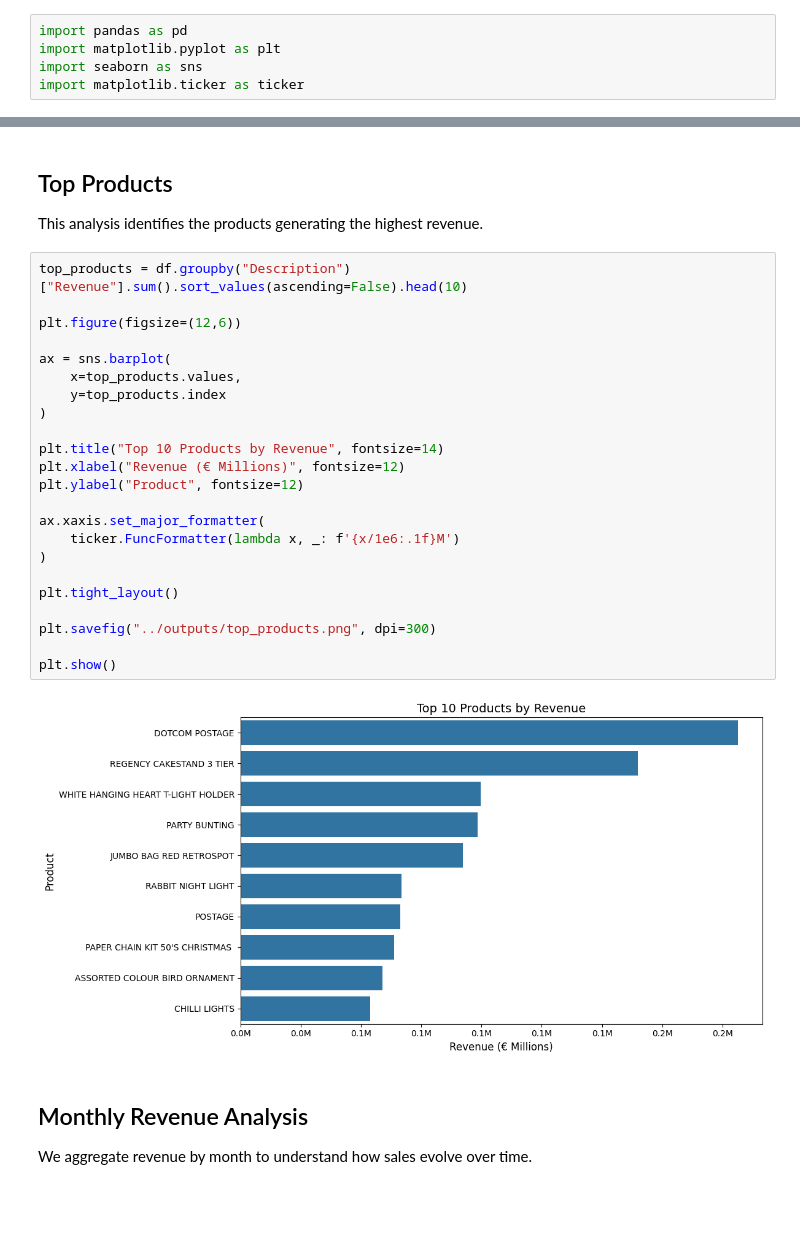
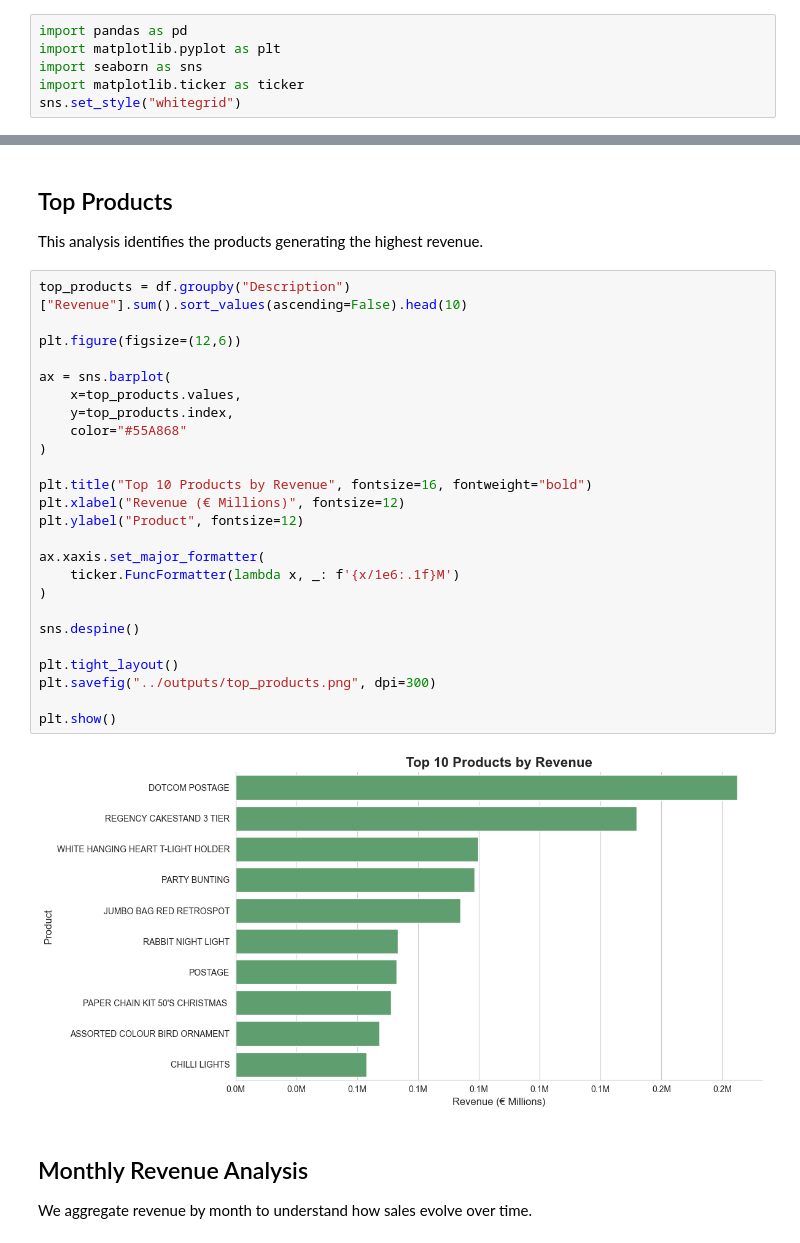
Before and after one commit to dilsoncolman/sql-ecommerce-analysis, a Jupyter notebook: notebook/ecommerce_sql_analysis.ipynb, the cells around one changed output, grey strips where cells are left out. Cells and saved outputs as stored; diff of their text form; blank space fills up the shorter version.

Commit message:
Add visual improvements

```diff
--- a/notebook/ecommerce_sql_analysis.ipynb
+++ b/notebook/ecommerce_sql_analysis.ipynb
@@ -30,6 +30,7 @@ import pandas as pd
 import matplotlib.pyplot as plt
 import seaborn as sns
 import matplotlib.ticker as ticker
+sns.set_style("whitegrid")
 # %% [markdown]
 ## Load Dataset
 # %%
@@ -133,28 +136,30 @@ This analysis identifies the products generating the highest revenue.
 # %%
 top_products = df.groupby("Description")["Revenue"].sum().sort_values(ascending=False).head(10)
 
 plt.figure(figsize=(12,6))
 
 ax = sns.barplot(
     x=top_products.values,
-    y=top_products.index
+    y=top_products.index,
+    color="#55A868"
 )
 
-plt.title("Top 10 Products by Revenue", fontsize=14)
+plt.title("Top 10 Products by Revenue", fontsize=16, fontweight="bold")
 plt.xlabel("Revenue (€ Millions)", fontsize=12)
 plt.ylabel("Product", fontsize=12)
 
 ax.xaxis.set_major_formatter(
     ticker.FuncFormatter(lambda x, _: f'{x/1e6:.1f}M')
 )
 
+sns.despine()
+
 plt.tight_layout()
-
 plt.savefig("../outputs/top_products.png", dpi=300)
 
 plt.show()
 # %% [output]
-[figure, old version]
+[figure, new version]
 # %% [markdown]
 ## Monthly Revenue Analysis
 
```
Also changed, not shown: parts of 3 cells of this notebook, 4 other files.
